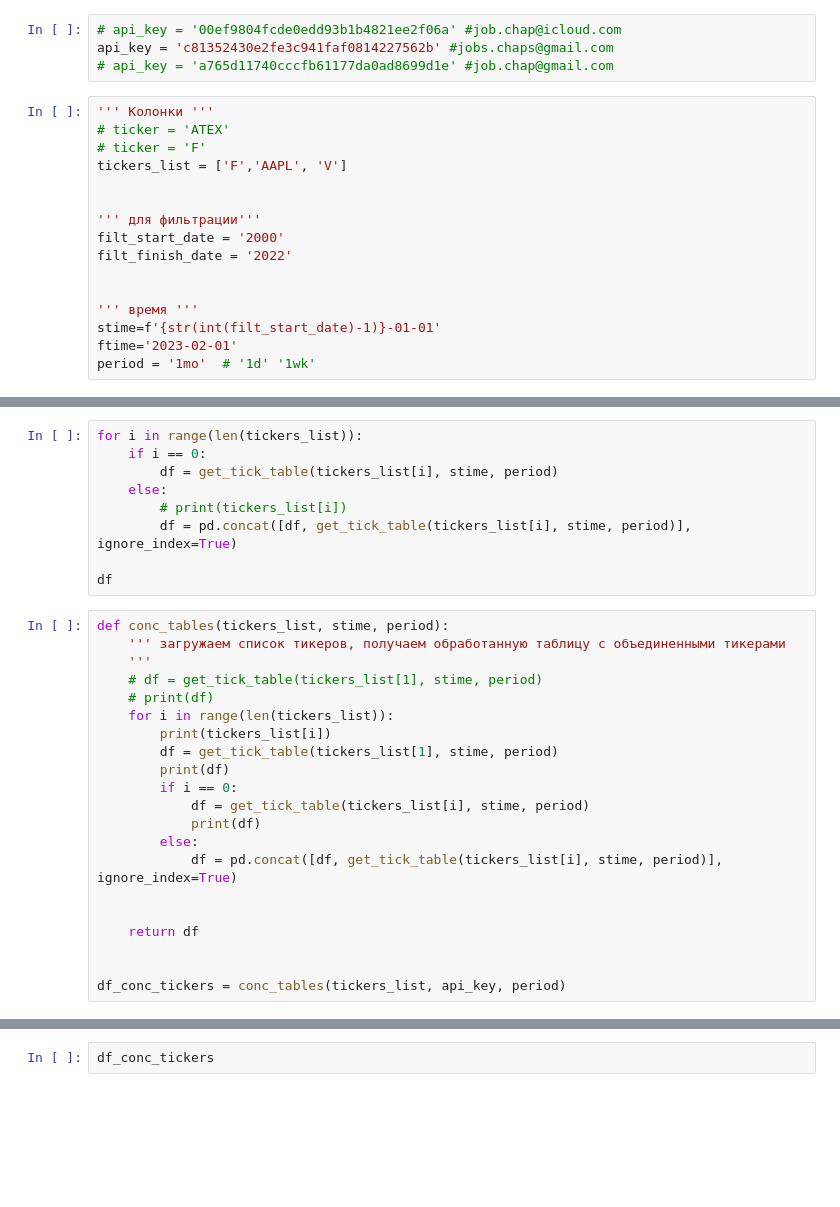
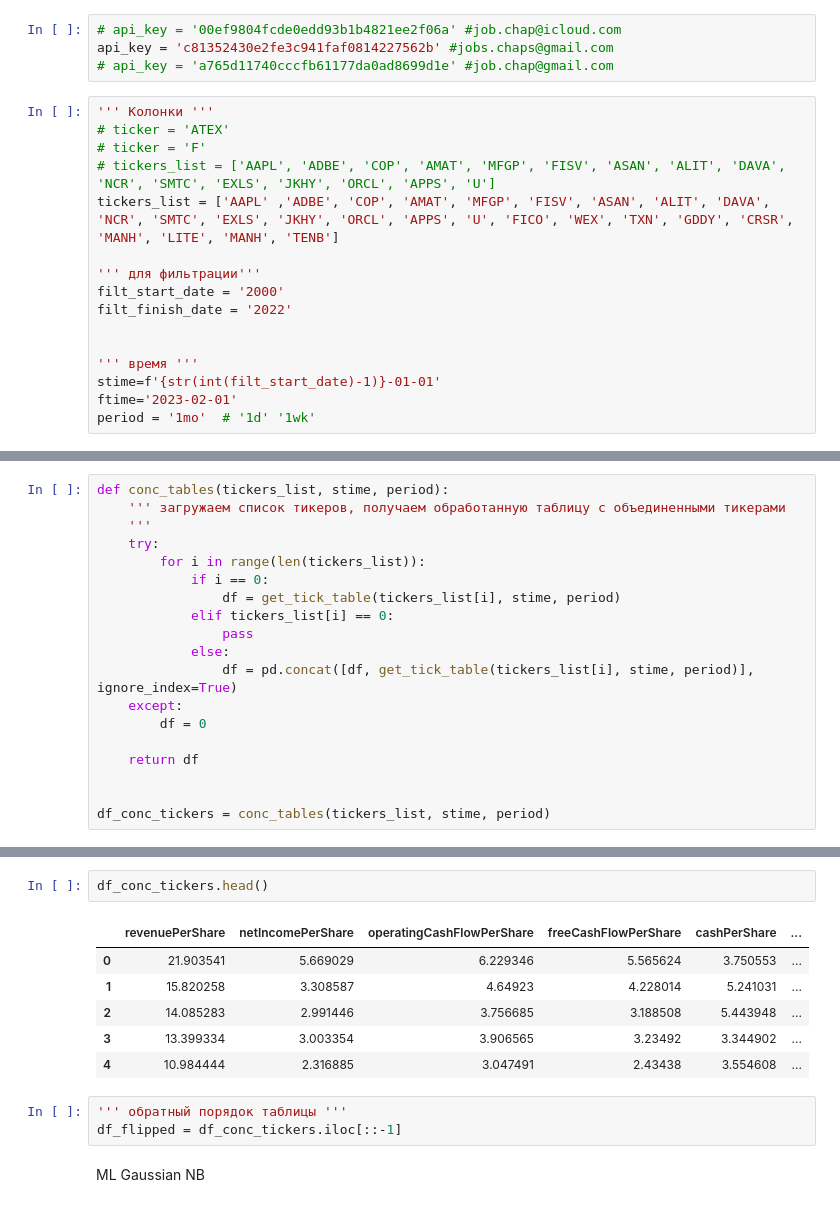
Before and after one commit to ChapnesAl/Tinkoff_Investment, a Jupyter notebook: lessons_and_tests/ml_tests/concat_tables_for_ml.ipynb, the cells around one changed output, grey strips where cells are left out. Drawn from its saved outputs; the diff is of its cells as text; blank space fills up the shorter version.

```diff
--- a/lessons_and_tests/ml_tests/concat_tables_for_ml.ipynb
+++ b/lessons_and_tests/ml_tests/concat_tables_for_ml.ipynb
@@ -22,8 +34,8 @@ api_key = 'c81352430e2fe3c941faf0814227562b' #jobs.chaps@gmail.com
 ''' Колонки '''
 # ticker = 'ATEX'
 # ticker = 'F'
-tickers_list = ['F','AAPL', 'V']
-
+# tickers_list = ['AAPL', 'ADBE', 'COP', 'AMAT', 'MFGP', 'FISV', 'ASAN', 'ALIT', 'DAVA', 'NCR', 'SMTC', 'EXLS', 'JKHY', 'ORCL', 'APPS', 'U']
+tickers_list = ['AAPL' ,'ADBE', 'COP', 'AMAT', 'MFGP', 'FISV', 'ASAN', 'ALIT', 'DAVA', 'NCR', 'SMTC', 'EXLS', 'JKHY', 'ORCL', 'APPS', 'U', 'FICO', 'WEX', 'TXN', 'GDDY', 'CRSR', 'MANH', 'LITE', 'MANH', 'TENB']
 
 ''' для фильтрации'''
 filt_start_date = '2000'
@@ -160,30 +171,19 @@ df2.head()
-# %%
-for i in range(len(tickers_list)):
-    if i == 0:
-        df = get_tick_table(tickers_list[i], stime, period)
-    else:
-        # print(tickers_list[i])
-        df = pd.concat([df, get_tick_table(tickers_list[i], stime, period)], ignore_index=True)
-
-df
 # %%
 def conc_tables(tickers_list, stime, period):
     ''' загружаем список тикеров, получаем обработанную таблицу с объединенными тикерами
     '''
-    # df = get_tick_table(tickers_list[1], stime, period)
-    # print(df)
-    for i in range(len(tickers_list)):
-        print(tickers_list[i])
-        df = get_tick_table(tickers_list[1], stime, period)
-        print(df)
-        if i == 0:
-            df = get_tick_table(tickers_list[i], stime, period)
-            print(df)
-        else:
-            df = pd.concat([df, get_tick_table(tickers_list[i], stime, period)], ignore_index=True)
-
+    try:
+        for i in range(len(tickers_list)):
+            if i == 0:
+                df = get_tick_table(tickers_list[i], stime, period)
+            elif tickers_list[i] == 0:
+                pass
+            else:
+                df = pd.concat([df, get_tick_table(tickers_list[i], stime, period)], ignore_index=True)
+    except:
+        df = 0
 
     return df
 
 
-df_conc_tickers = conc_tables(tickers_list, api_key, period)
+df_conc_tickers = conc_tables(tickers_list, stime, period)
@@ -190,2 +208,14 @@ df_conc_tickers = conc_tables(tickers_list, api_key, period)
-# %%
-df_conc_tickers
+# %%
+df_conc_tickers.head()
+# %% [output]
+|  | revenuePerShare | netIncomePerShare | operatingCashFlowPerShare | freeCashFlowPerShare | cashPerShare | ... |
+| 0 | 21.903541 | 5.669029 | 6.229346 | 5.565624 | 3.750553 | ... |
+| 1 | 15.820258 | 3.308587 | 4.64923 | 4.228014 | 5.241031 | ... |
+| 2 | 14.085283 | 2.991446 | 3.756685 | 3.188508 | 5.443948 | ... |
+| 3 | 13.399334 | 3.003354 | 3.906565 | 3.23492 | 3.344902 | ... |
+| 4 | 10.984444 | 2.316885 | 3.047491 | 2.43438 | 3.554608 | ... |
+# %%
+''' обратный порядок таблицы '''
+df_flipped = df_conc_tickers.iloc[::-1]
+# %% [markdown]
+ML Gaussian NB
```
Also changed, not shown: parts of 11 cells of this notebook, 1 other file.
